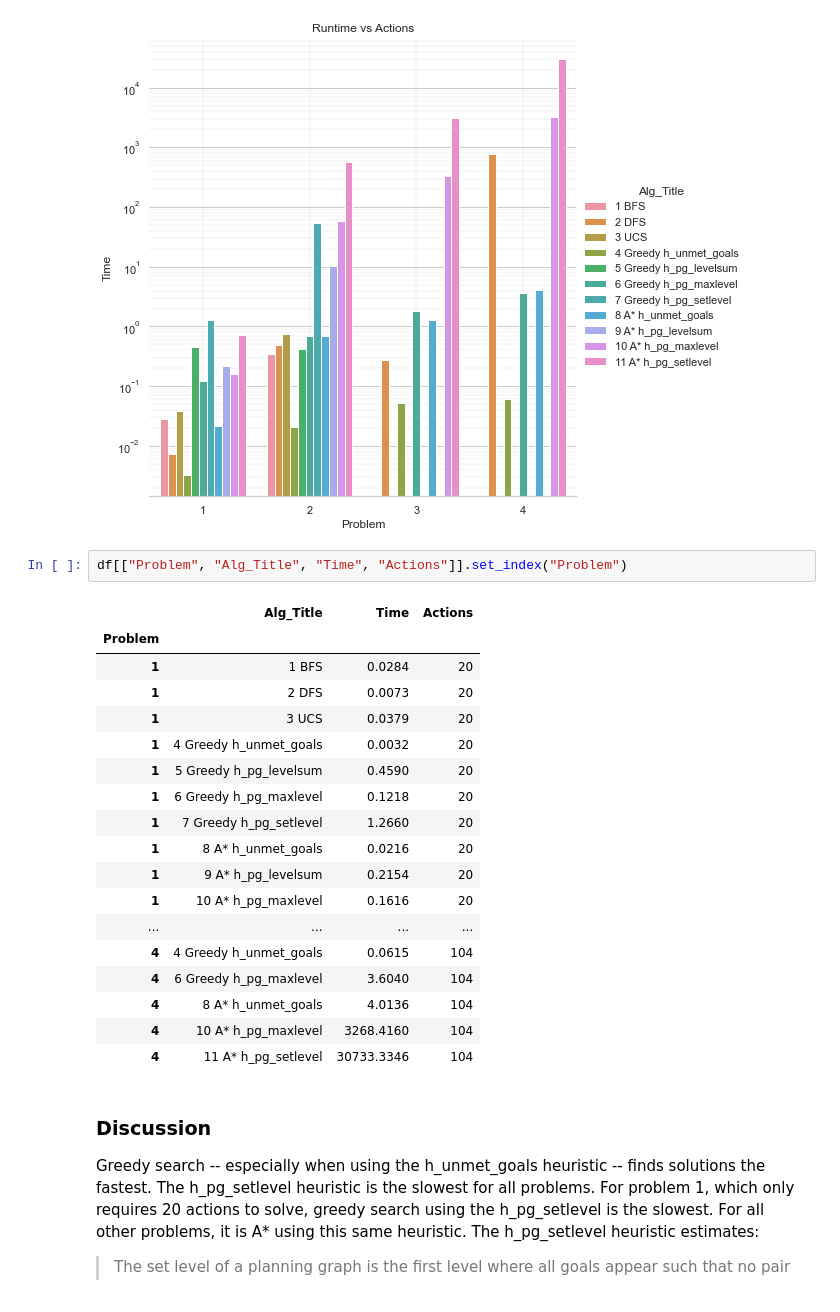
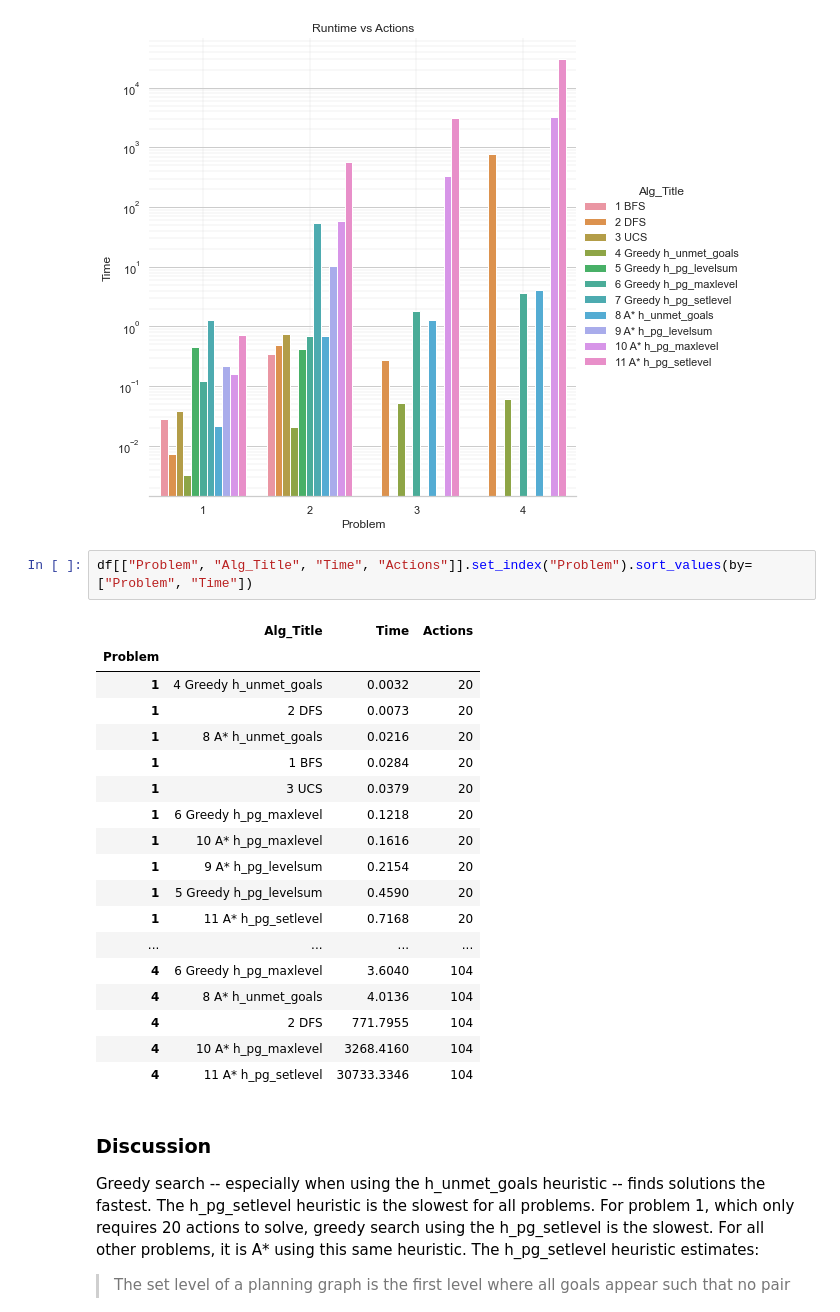
Before and after one commit to robOcity/artificial-intelligence, a Jupyter notebook: Projects/2_Classical Planning/report.ipynb, the cells around one changed output. Saved outputs shown, nothing was run; the diff lists cells and outputs as text.

```diff
--- a/Projects/2_Classical Planning/report.ipynb
+++ b/Projects/2_Classical Planning/report.ipynb
@@ -174,24 +174,24 @@ create_catplot(df, "Time", "Runtime vs Actions")
 # %% [output]
 [figure]
 # %%
-df[["Problem", "Alg_Title", "Time", "Actions"]].set_index("Problem")
+df[["Problem", "Alg_Title", "Time", "Actions"]].set_index("Problem").sort_values(by=["Problem", "Time"])
 # %% [output]
 |  | Alg_Title | Time | Actions |
 | Problem |  |  |  |
+| 1 | 4 Greedy h_unmet_goals | 0.0032 | 20 |
+| 1 | 2 DFS | 0.0073 | 20 |
+| 1 | 8 A* h_unmet_goals | 0.0216 | 20 |
 | 1 | 1 BFS | 0.0284 | 20 |
-| 1 | 2 DFS | 0.0073 | 20 |
 | 1 | 3 UCS | 0.0379 | 20 |
-| 1 | 4 Greedy h_unmet_goals | 0.0032 | 20 |
+| 1 | 6 Greedy h_pg_maxlevel | 0.1218 | 20 |
+| 1 | 10 A* h_pg_maxlevel | 0.1616 | 20 |
+| 1 | 9 A* h_pg_levelsum | 0.2154 | 20 |
 | 1 | 5 Greedy h_pg_levelsum | 0.4590 | 20 |
-| 1 | 6 Greedy h_pg_maxlevel | 0.1218 | 20 |
-| 1 | 7 Greedy h_pg_setlevel | 1.2660 | 20 |
-| 1 | 8 A* h_unmet_goals | 0.0216 | 20 |
-| 1 | 9 A* h_pg_levelsum | 0.2154 | 20 |
-| 1 | 10 A* h_pg_maxlevel | 0.1616 | 20 |
+| 1 | 11 A* h_pg_setlevel | 0.7168 | 20 |
 | ... | ... | ... | ... |
-| 4 | 4 Greedy h_unmet_goals | 0.0615 | 104 |
 | 4 | 6 Greedy h_pg_maxlevel | 3.6040 | 104 |
 | 4 | 8 A* h_unmet_goals | 4.0136 | 104 |
+| 4 | 2 DFS | 771.7955 | 104 |
 | 4 | 10 A* h_pg_maxlevel | 3268.4160 | 104 |
 | 4 | 11 A* h_pg_setlevel | 30733.3346 | 104 |
 # %% [markdown]
```
Also changed, not shown: parts of 3 cells of this notebook.
